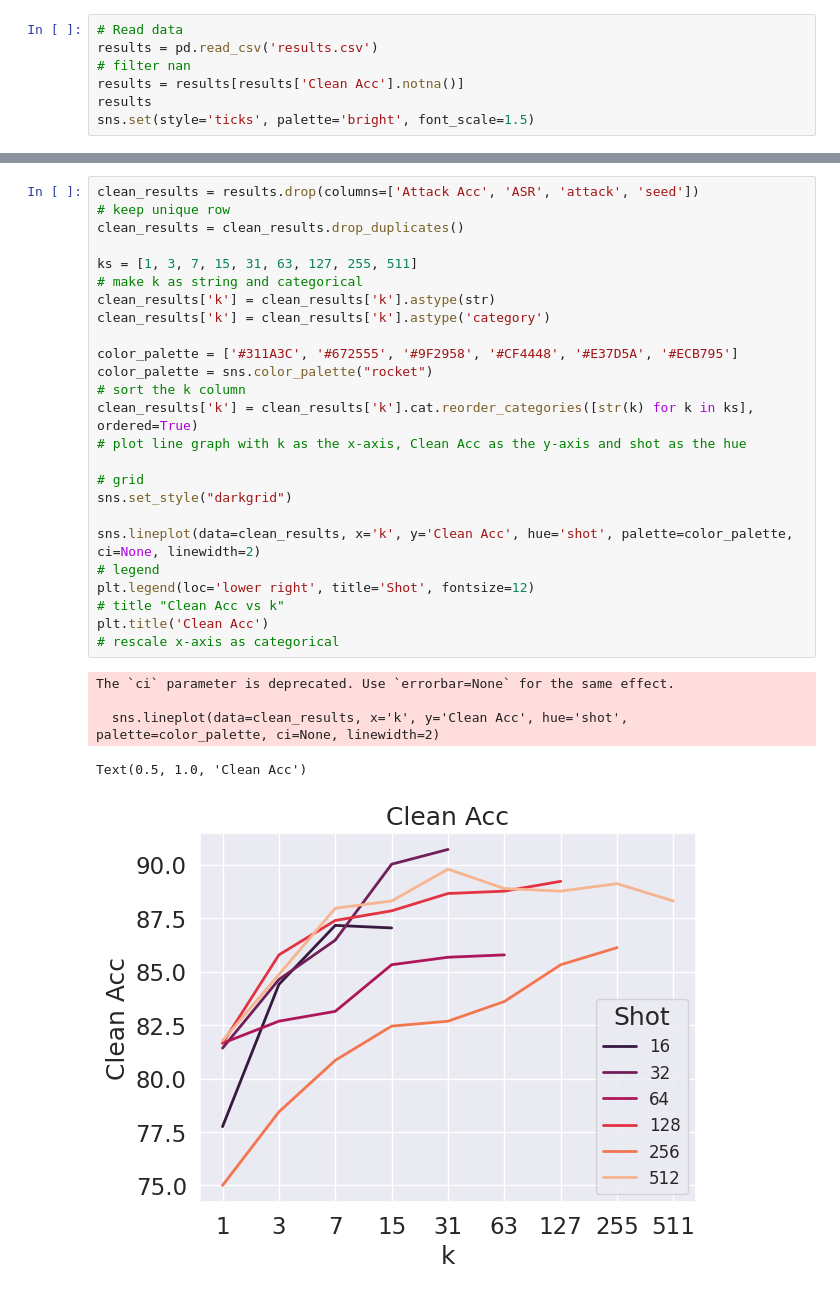
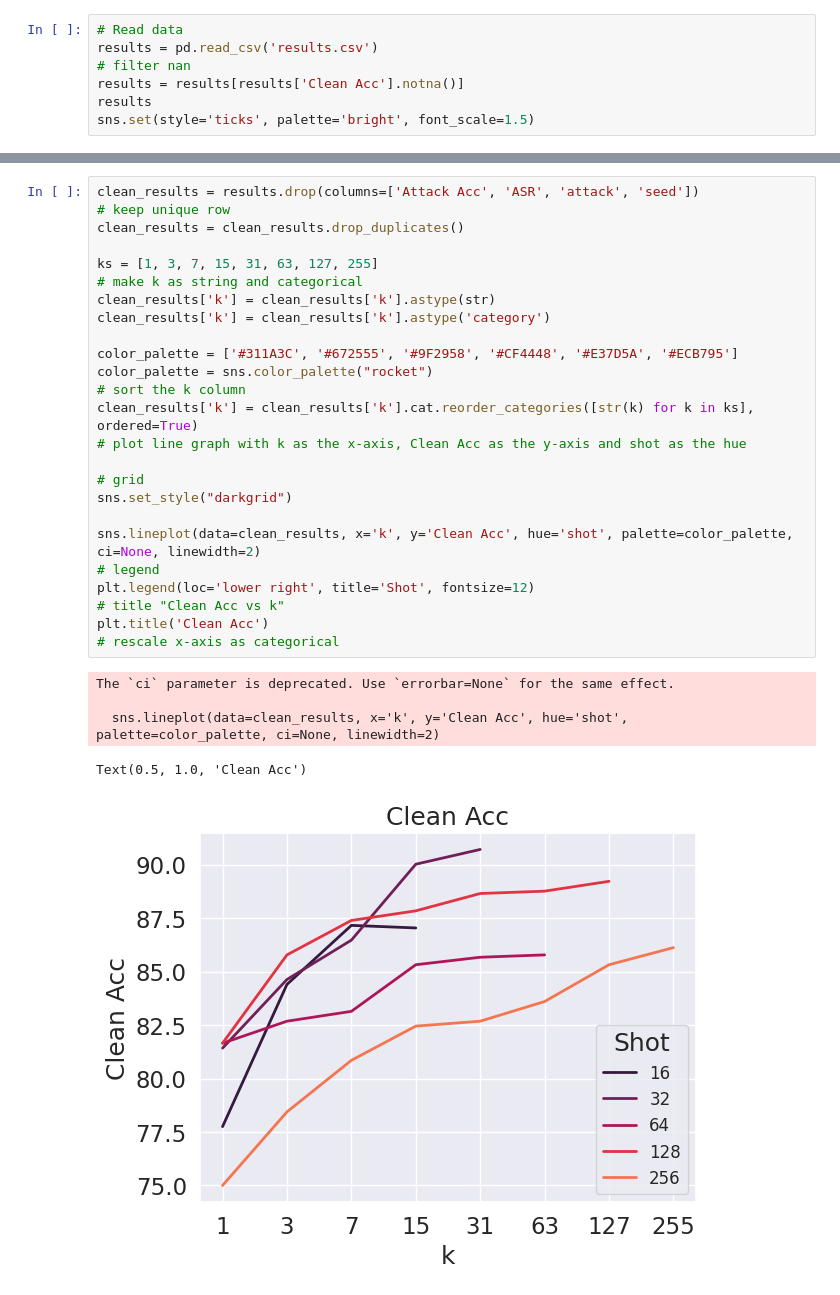
Before and after one commit to simonucl/mvp, a Jupyter notebook: analysis/knn-k/plot.ipynb, the cells around one changed output, grey strips where cells are left out. Saved outputs shown, nothing was run; the diff lists cells and outputs as text.

```diff
--- a/analysis/knn-k/plot.ipynb
+++ b/analysis/knn-k/plot.ipynb
@@ -13,34 +33,34 @@ sns.set(style='ticks', palette='bright', font_scale=1.5)
 # %%
 clean_results = results.drop(columns=['Attack Acc', 'ASR', 'attack', 'seed'])
 # keep unique row
 clean_results = clean_results.drop_duplicates()
 
-ks = [1, 3, 7, 15, 31, 63, 127, 255, 511]
+ks = [1, 3, 7, 15, 31, 63, 127, 255]
 # make k as string and categorical
 clean_results['k'] = clean_results['k'].astype(str)
 clean_results['k'] = clean_results['k'].astype('category')
 
 color_palette = ['#311A3C', '#672555', '#9F2958', '#CF4448', '#E37D5A', '#ECB795']
 color_palette = sns.color_palette("rocket")
 # sort the k column
 clean_results['k'] = clean_results['k'].cat.reorder_categories([str(k) for k in ks], ordered=True)
 # plot line graph with k as the x-axis, Clean Acc as the y-axis and shot as the hue
 
 # grid
 sns.set_style("darkgrid")
 
 sns.lineplot(data=clean_results, x='k', y='Clean Acc', hue='shot', palette=color_palette, ci=None, linewidth=2)
 # legend
 plt.legend(loc='lower right', title='Shot', fontsize=12)
 # title "Clean Acc vs k"
 plt.title('Clean Acc')
 # rescale x-axis as categorical
 # %% [output]
 The `ci` parameter is deprecated. Use `errorbar=None` for the same effect.
 
   sns.lineplot(data=clean_results, x='k', y='Clean Acc', hue='shot', palette=color_palette, ci=None, linewidth=2)
 Text(0.5, 1.0, 'Clean Acc')
-[figure, old version]
+[figure, new version]
 # %%
 textfooloer_results = results[results['attack'] == 'textfooler']
 textfooloer_results = textfooloer_results.drop(columns=['Clean Acc', 'ASR', 'attack', 'seed'])
```
Also changed, not shown: parts of 3 cells of this notebook, 13 other files.
